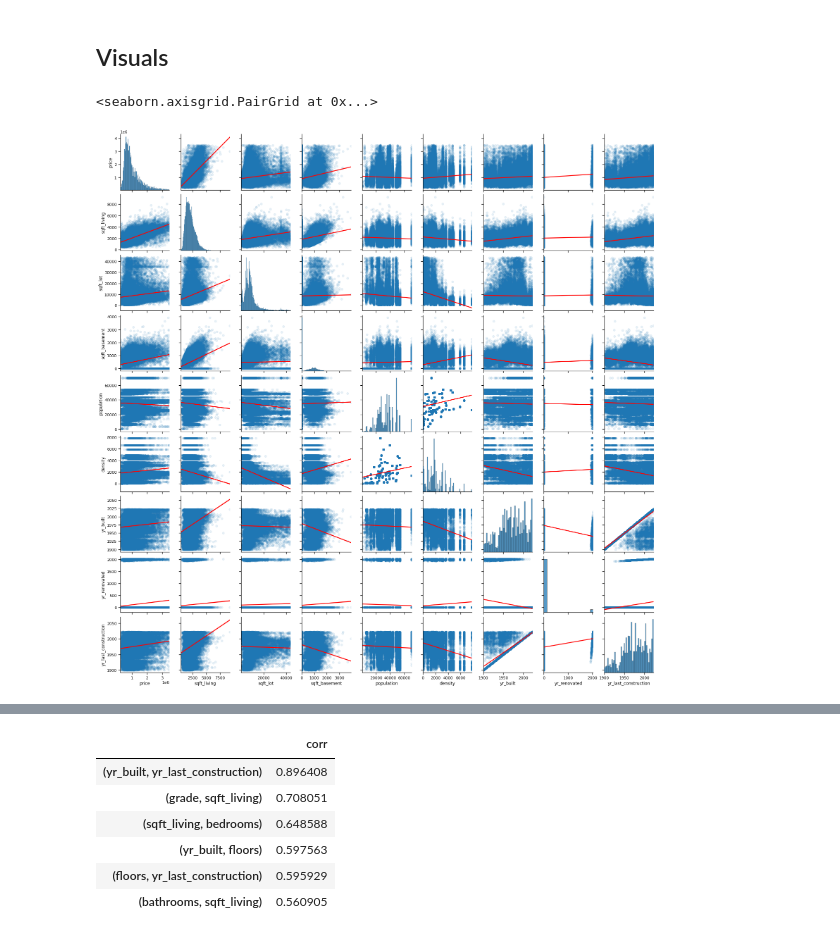
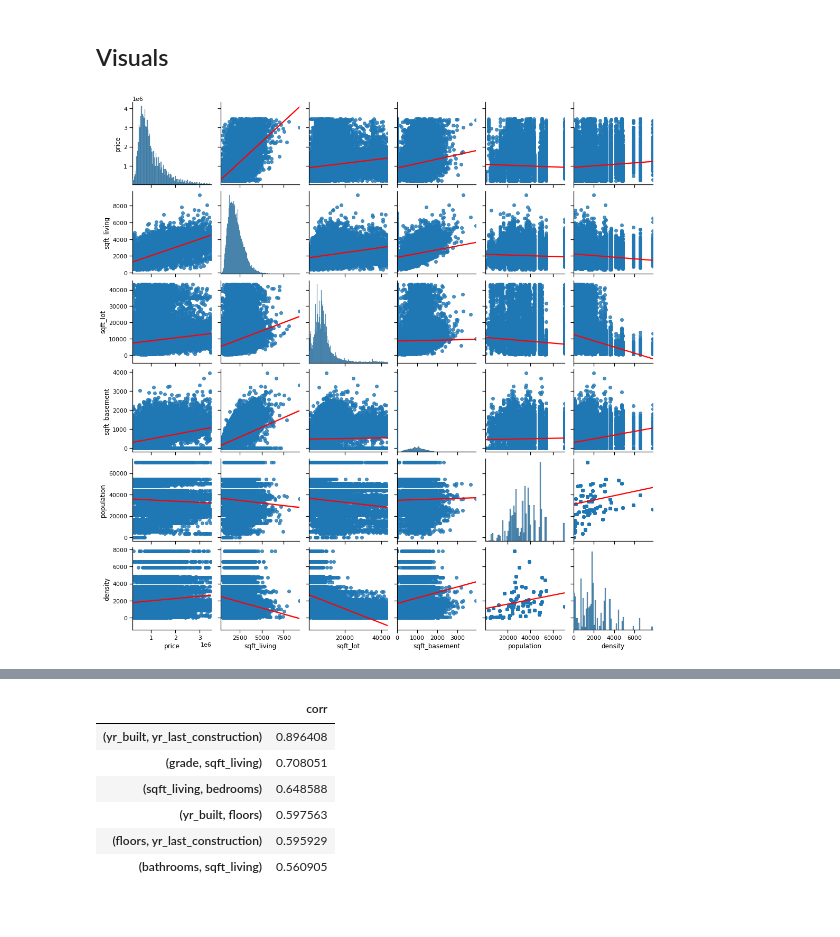
Before and after one commit to rlodetti/Housing_Project, a Jupyter notebook: EDA.ipynb, the cells around one changed output, grey strips where cells are left out. Cells and saved outputs as stored; diff of their text form; code cells hidden in the pictures.

Commit message:
added code modules for visuals

```diff
--- a/EDA.ipynb
+++ b/EDA.ipynb
@@ -11,10 +9,14 @@ df.columns
 # %%
 pair = [
     'price', 'sqft_living', 'sqft_lot', 'sqft_basement', 'population',
-    'density', 'yr_built', 'yr_renovated', 'yr_last_construction'
+    'density'
 ]
-
-barbox = [
-    'bedrooms', 'bathrooms', 'floors', 'grade', 'view', 'waterfront',
-    'greenbelt', 'nuisance', 'condition'
+box = [
+    'bedrooms', 'bathrooms', 'floors', 'grade', 'view', 'condition',
+    'waterfront', 'greenbelt', 'nuisance'
 ]
+cats = ['zipcode', 'yr_built', 'yr_last_construction']
+all_feats = ['price', 'sqft_living', 'sqft_lot', 'sqft_basement', 'population',
+          'density', 'bedrooms', 'bathrooms', 'floors', 'grade', 'view',
+          'condition', 'waterfront', 'greenbelt', 'nuisance', 'zipcode',
+          'yr_built', 'yr_last_construction']
@@ -22,7 +52,10 @@ barbox = [
 ## Visuals
 # %%
 # Visualizing numerical data with a pairplot
-sns.pairplot(data=df[pair], kind='reg', plot_kws={'line_kws':{'color':'red'}, 'scatter_kws': {'alpha': 0.1}});
+def pair_viz(df):
+    pair = ['price', 'sqft_living', 'sqft_lot', 'sqft_basement', 'population','density']
+    sns.pairplot(data=df[pair], kind='reg', plot_kws={'line_kws':{'color':'red'}})
+    plt.show;
+pair_viz(df)
 # %% [output]
-<seaborn.axisgrid.PairGrid at 0x...>
-[figure, old version]
+[figure, new version]
```
Also changed, not shown: parts of 12 cells of this notebook, 7 other files.
